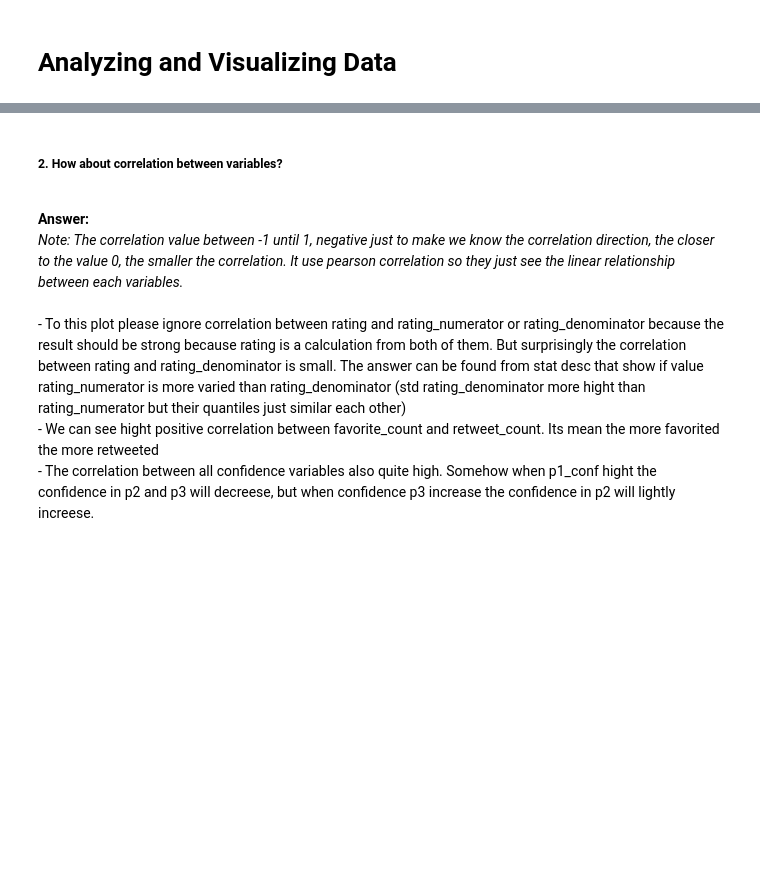
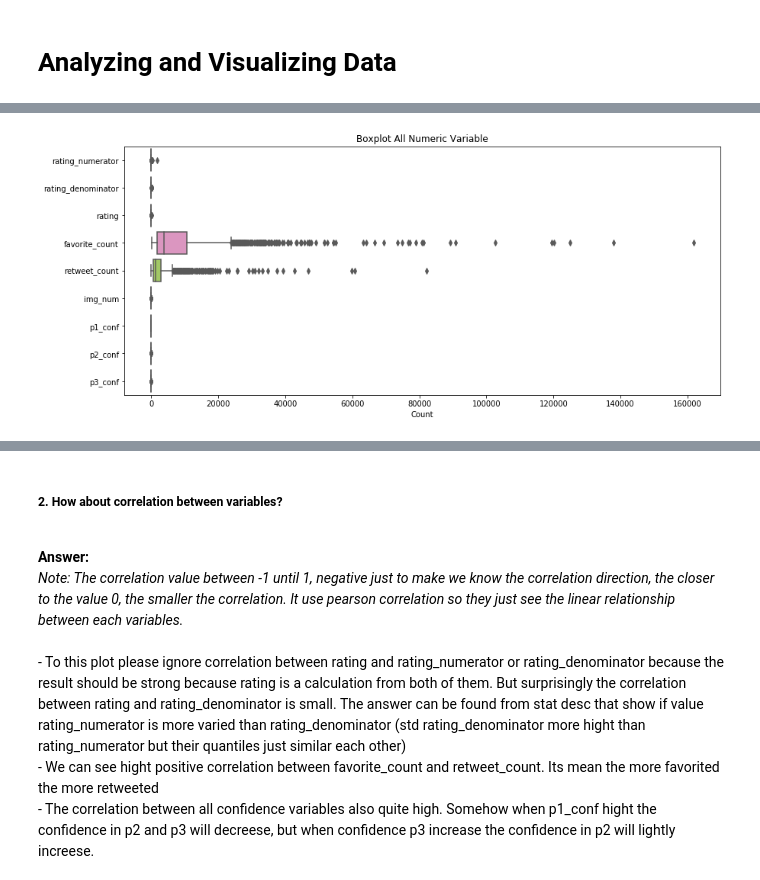
Before and after one commit to RyMey/Wrangling-WeRateDogs, a Jupyter notebook: Data Wrangling Project.ipynb, the cells around one changed output, grey strips where cells are left out. Cells and saved outputs as stored; diff of their text form; code cells hidden in the pictures; blank space fills up the shorter version.

```diff
--- a/Data Wrangling Project.ipynb
+++ b/Data Wrangling Project.ipynb
@@ -401,0 +613,3 @@ def uniformly_missing_value(data_frame):
+# %%
+twitter_archive_df.loc[twitter_archive_df.query("name == 'a'").index,'name'] = np.nan
+twitter_archive_df.name.value_counts().head(5)
@@ -629,10 +1096,10 @@ twitter_archive_df.source.value_counts()
 ##### 11. Join all table
 # %%
 # join first and second table
-twitter_df = pd.merge(twitter_archive_df, scrapped_tweet_df, how = 'left', on = ['tweet_id'])
+twitter_df = pd.merge(twitter_archive_df, scrapped_tweet_df, how = 'inner', on = ['tweet_id'])
 
 # join second and third table
-twitter_df = pd.merge(twitter_df, image_prediction_df, how = 'left', on = ['tweet_id'])
+twitter_df = pd.merge(twitter_df, image_prediction_df, how = 'inner', on = ['tweet_id'])
 
 # check the result
 twitter_df.info()
@@ -647,5 +1148,2 @@ Because the missing value is so small, so I decide to delete row with missing va
-# %%
-twitter_df.dropna(axis=0, how='any', inplace=True)
-get_missing_value_percentage(twitter_df)
 # %%
 twitter_df.head(2)
@@ -689,10 +1216,15 @@ twitter_df.describe()
 # %%
 # visualitation
 fig, ax = plt.subplots()
 fig.set_size_inches(14, 6)
 sns.boxplot(data=twitter_df[['rating_numerator','rating_denominator','rating','favorite_count',\
                                   'retweet_count','img_num','p1_conf','p2_conf','p3_conf']],\
                  orient="h", palette="Set2", ax=ax);
+plt.title('Boxplot All Numeric Variable');
+plt.xlabel('Count');
+plt.savefig('plot/1_Boxplot All Numeric Variable.png')
+# %% [output]
+[figure, added]
 # %%
 fig, ax = plt.subplots()
 fig.set_size_inches(14, 6)
```
Also changed, not shown: parts of 146 cells of this notebook.
